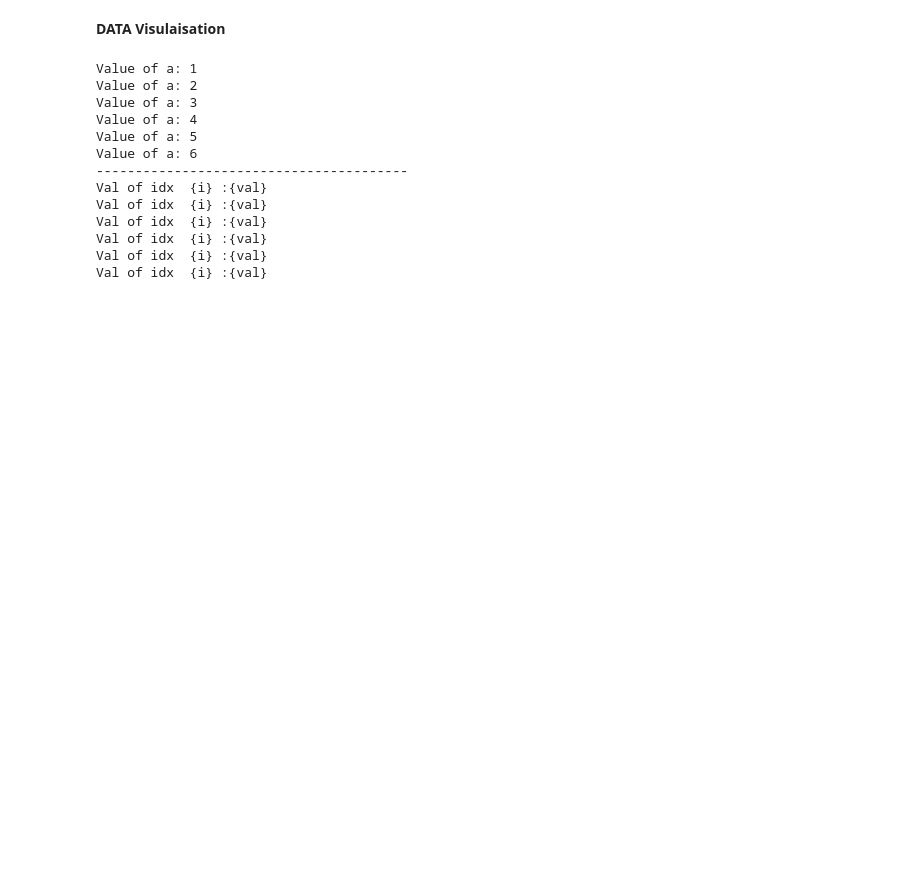
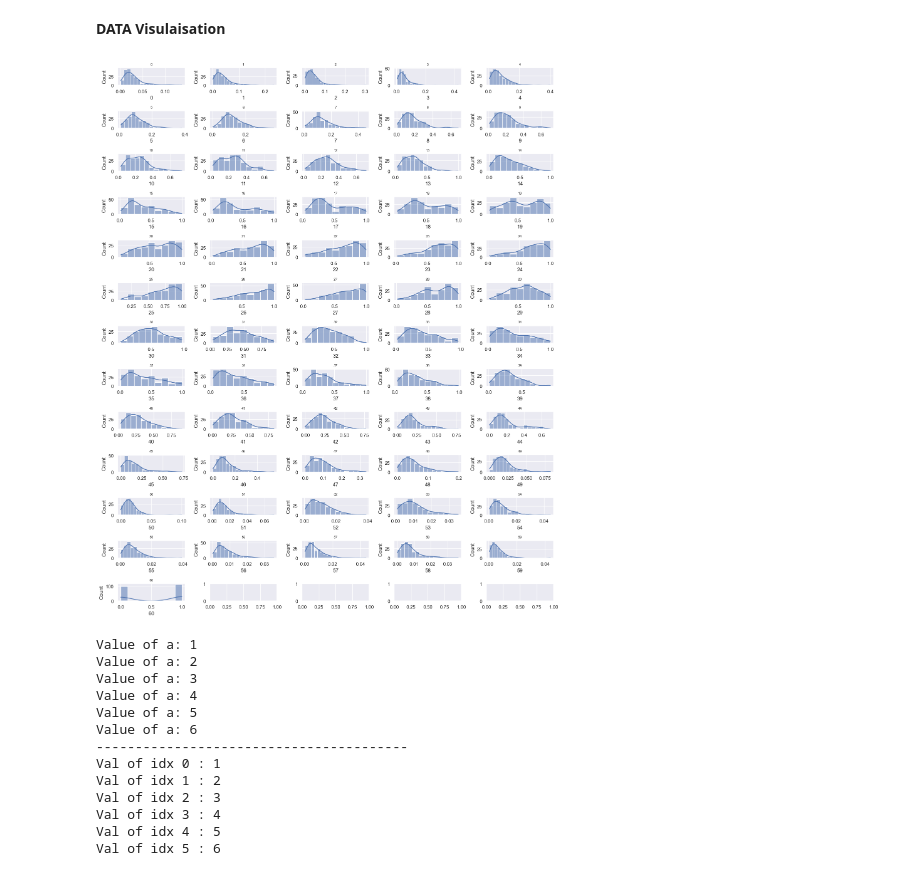
Before and after one commit to sameer2403/ML_bootcamp, a Jupyter notebook: 12.ml_projects/1.sonar_signal_classification/sonar_classification.ipynb, the cells around one changed output. Cells and saved outputs as stored; diff of their text form; code cells hidden in the pictures; blank space fills up the shorter version.

```diff
--- a/12.ml_projects/1.sonar_signal_classification/sonar_classification.ipynb
+++ b/12.ml_projects/1.sonar_signal_classification/sonar_classification.ipynb
@@ -226,6 +226,17 @@ df.describe()
 #     plt.show()
 # %%
 #subplots
+fig, axes = plt.subplots(13,5, figsize=(15,18))
+axes = axes.flatten() # so it's a flat 1D array regardless of grid shape
+
+for i, col in enumerate(df.columns):
+    sns.histplot(df[col], kde=True, ax=axes[i])
+    axes[i].set_title(col, fontsize = 8)
+
+plt.tight_layout()
+plt.show()
+# %% [output]
+[figure, added]
 # %%
 # eneumerate - to get index of  value
 a =[1,2,3,4,5,6]
@@ -244,9 +255,9 @@ Value of a: 4
 Value of a: 5
 Value of a: 6
 ----------------------------------------
-Val of idx  {i} :{val}
-Val of idx  {i} :{val}
-Val of idx  {i} :{val}
-Val of idx  {i} :{val}
-Val of idx  {i} :{val}
-Val of idx  {i} :{val}
+Val of idx 0 : 1
+Val of idx 1 : 2
+Val of idx 2 : 3
+Val of idx 3 : 4
+Val of idx 4 : 5
+Val of idx 5 : 6
```
Also changed, not shown: parts of 31 cells of this notebook, 33 other files.
